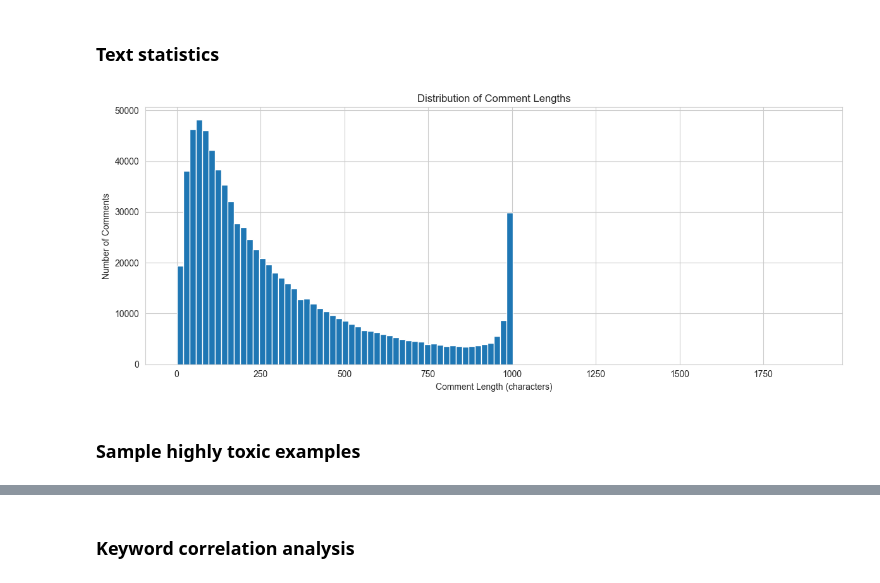
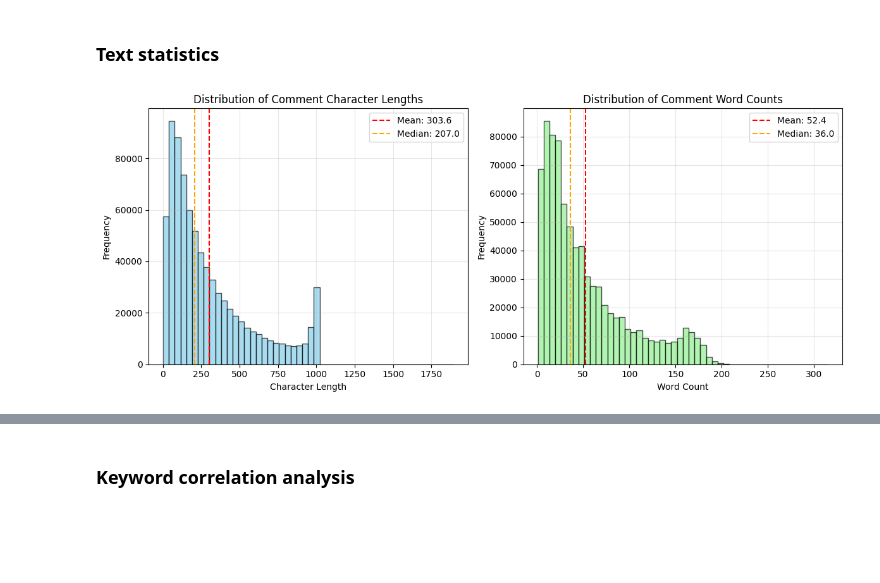
Before and after one commit to Hubizon/abuse-detection, a Jupyter notebook: notebooks/01_eda.ipynb, the cells around one changed output, grey strips where cells are left out. Drawn from its saved outputs; the diff is of its cells as text; code cells hidden in the pictures; blank space fills up the shorter version.

```diff
--- a/notebooks/01_eda.ipynb
+++ b/notebooks/01_eda.ipynb
@@ -2,7 +2,11 @@
 # Exploratory Data Analysis
 # %%
 import pandas as pd
+import numpy as np
 import matplotlib.pyplot as plt
 import seaborn as sns
 from sklearn.feature_extraction.text import CountVectorizer
-import numpy as np
+from datetime import datetime
+
+plt.rcParams['figure.figsize'] = (12, 5)
+print(f"Analysis timestamp: {datetime.now().strftime('%Y-%m-%d %H:%M:%S')}")
@@ -166,16 +378,34 @@ plt.show()
 # %% [markdown]
 ### Text statistics
 # %%
-import matplotlib.pyplot as plt
+# Character length distribution
+texts = df_processed['comment_text'].dropna()
+text_lengths = texts.str.len()
+word_counts = texts.str.split().str.len()
 
-plt.figure(figsize=(12, 5))
-df_processed['comment_text'].str.len().hist(bins=100)
-plt.xlabel('Comment Length (characters)')
-plt.ylabel('Number of Comments')
-plt.title('Distribution of Comment Lengths')
+# Character length distribution
+plt.subplot(1, 2, 1)
+plt.hist(text_lengths, bins=50, alpha=0.7, color='skyblue', edgecolor='black')
+plt.axvline(text_lengths.mean(), color='red', linestyle='--', label=f'Mean: {text_lengths.mean():.1f}')
+plt.axvline(text_lengths.median(), color='orange', linestyle='--', label=f'Median: {text_lengths.median():.1f}')
+plt.xlabel('Character Length')
+plt.ylabel('Frequency')
+plt.title('Distribution of Comment Character Lengths')
+plt.legend()
+plt.grid(True, alpha=0.3)
+
+# Word count distribution
+plt.subplot(1, 2, 2)
+plt.hist(word_counts, bins=50, alpha=0.7, color='lightgreen', edgecolor='black')
+plt.axvline(word_counts.mean(), color='red', linestyle='--', label=f'Mean: {word_counts.mean():.1f}')
+plt.axvline(word_counts.median(), color='orange', linestyle='--', label=f'Median: {word_counts.median():.1f}')
+plt.xlabel('Word Count')
+plt.ylabel('Frequency')
+plt.title('Distribution of Comment Word Counts')
+plt.legend()
+plt.grid(True, alpha=0.3)
+
 plt.tight_layout()
 plt.show()
 # %% [output]
-[figure, old version]
+[figure, new version]
-# %% [markdown]
-### Sample highly toxic examples
```
Also changed, not shown: parts of 39 cells of this notebook, 2 other files.
